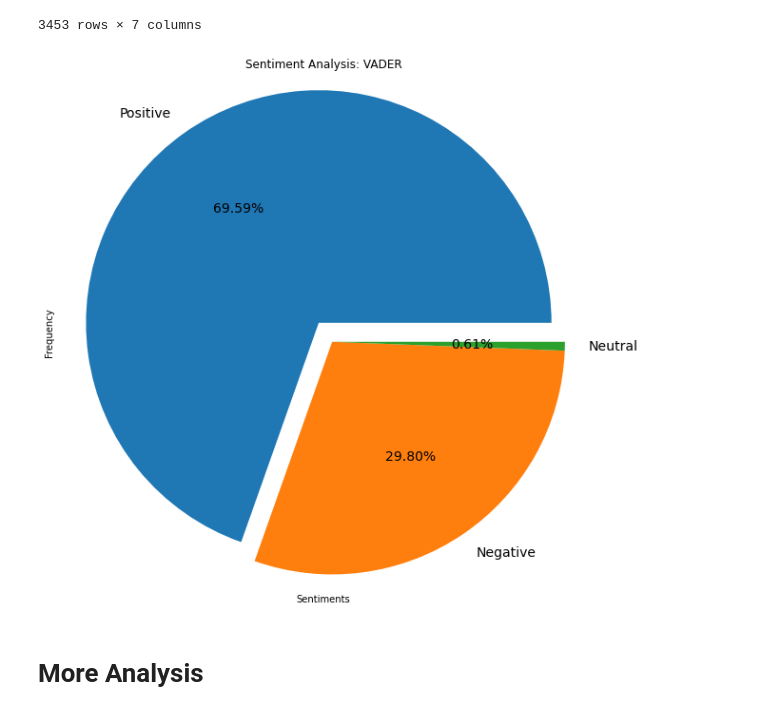
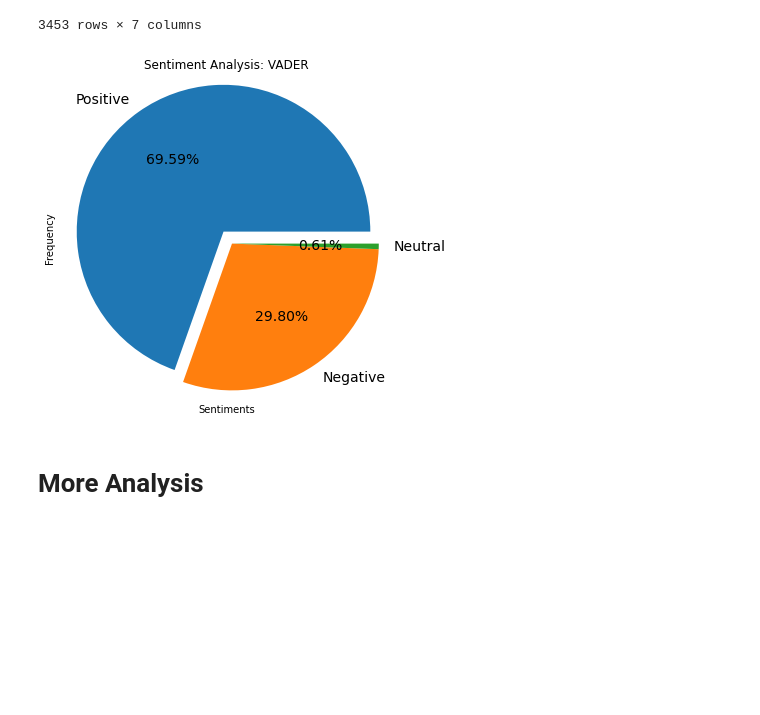
Before and after one commit to edudzi-mamattah/ba-sentiment-analysis, a Jupyter notebook: BA_Sentiment_Analysis.ipynb, the cells around one changed output. Drawn from its saved outputs; the diff is of its cells as text; code cells hidden in the pictures; blank space fills up the shorter version.

Commit message:
.Ipynb file of main Sentiment Analysis Code

```diff
--- a/BA_Sentiment_Analysis.ipynb
+++ b/BA_Sentiment_Analysis.ipynb
@@ -544,32 +547,32 @@ full_data
 # %%
 # calculate the percentage of each type of sentiment score
 sentiment_type_percentages = full_data['VaderSentiment'].value_counts(normalize=True) * 100
 
 # create the pie chart
 fig, ax = plt.subplots()
 ax.pie(
     sentiment_type_percentages,
     labels=sentiment_type_percentages.index,
     # colors=['green', 'purple', 'orange'],
     explode=[0.1, 0, 0],
     textprops = {"fontsize":14},
     autopct='%0.2f%%',
     # shadow = True
     )
 ax.axis('equal')
 
-fig.set_figwidth(10)
-fig.set_figheight(10)
+fig.set_figwidth(6)
+fig.set_figheight(6)
 
 
 
 plt.xlabel('Sentiments')
 plt.ylabel('Frequency')
 plt.title("Sentiment Analysis: VADER")
 # plt.show()
-plt.savefig("/content/drive/MyDrive/BA/data/VaderPieAnalysis.png", format="png", dpi=1200)
+plt.savefig("/content/drive/MyDrive/BA/data/VaderPieAnalysis.png", format="png", dpi=800)
 # %% [output]
-[figure, old version]
+[figure, new version]
 # %% [markdown]
 # More Analysis
 # %% [markdown]
```
Also changed, not shown: parts of 26 cells of this notebook.
